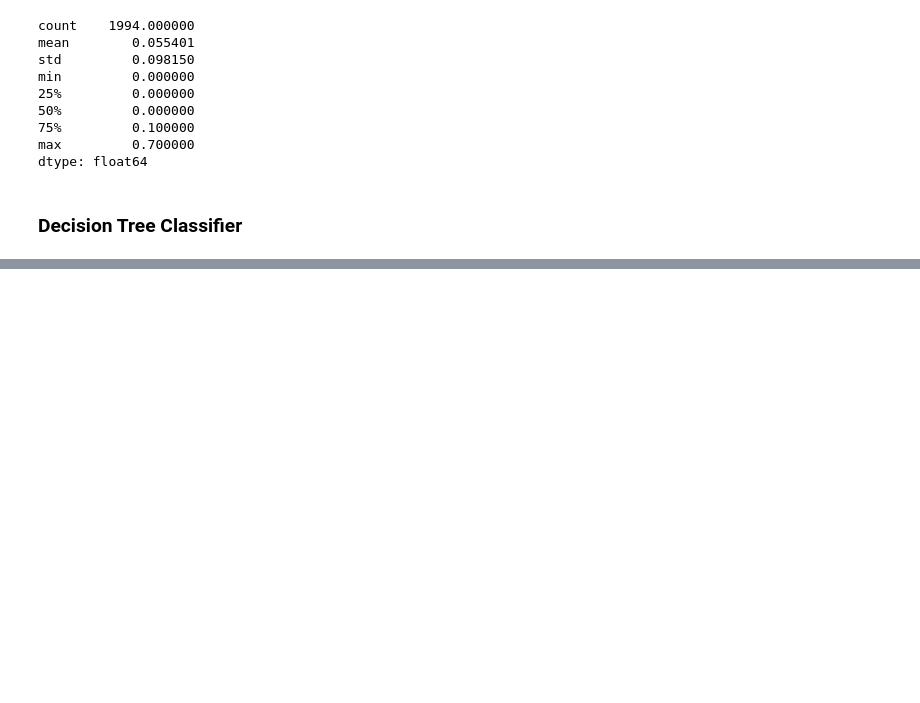
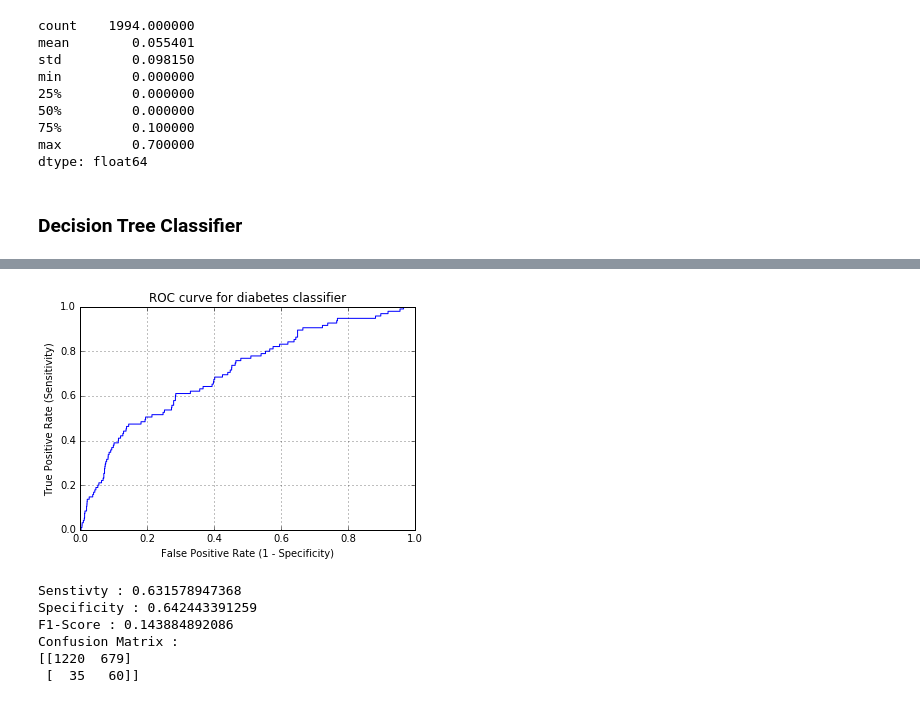
Before and after one commit to Shivam06/EXL-EQ-2017, a Jupyter notebook: Modelling.ipynb, the cells around one changed output, grey strips where cells are left out. Cells and saved outputs as stored; diff of their text form; code cells hidden in the pictures; blank space fills up the shorter version.

```diff
--- a/Modelling.ipynb
+++ b/Modelling.ipynb
@@ -461,0 +466,9 @@ array([ 0.47496383,  0.49925797,  0.5029036 ,  0.5409569 ,  0.52393857,
+# %%
+nn = MLPClassifier(hidden_layer_sizes= 100,activation = "relu", alpha = 0.001)
+para_grid = {
+    "hidden_layer_sizes": [(80,70),(80,80),(80,100),(80,60),(80,90)],
+    "alpha" : [3,5,7,8,9]
+}
+# %%
+rand_cv = RandomizedSearchCV(nn, para_grid, cv = 10, scoring="roc_auc")
+rand_cv.fit(Xtrain_std, ytrain)
@@ -461,0 +516,5 @@ array([ 0.47496383,  0.49925797,  0.5029036 ,  0.5409569 ,  0.52393857,
+# %%
+nn = MLPClassifier(hidden_layer_sizes= (80,70),activation = "relu", alpha = 7)
+nn.fit(Xtrain_std, ytrain)
+ypred_prob = nn.predict_proba(Xtest_std)[:,1]
+metrics.roc_auc_score(ytest, ypred_prob)
@@ -461,0 +535,21 @@ array([ 0.47496383,  0.49925797,  0.5029036 ,  0.5409569 ,  0.52393857,
+# %%
+import matplotlib.pyplot as plt
+tpr, fpr, thresholds = metrics.roc_curve(ytest, ypred_prob)
+plt.plot(tpr,fpr)
+plt.xlim([0.0, 1.0])
+plt.ylim([0.0, 1.0])
+plt.title('ROC curve for diabetes classifier')
+plt.xlabel('False Positive Rate (1 - Specificity)')
+plt.ylabel('True Positive Rate (Sensitivity)')
+plt.grid(True)
+# %% [output]
+[figure, added]
+# %%
+evaluate_score(0.056,ypred_prob)
+# %% [output]
+Senstivty : 0.631578947368
+Specificity : 0.642443391259
+F1-Score : 0.143884892086
+Confusion Matrix :
+[[1220  679]
+ [  35   60]]
```
Also changed, not shown: parts of 25 cells of this notebook, 1 other file.
